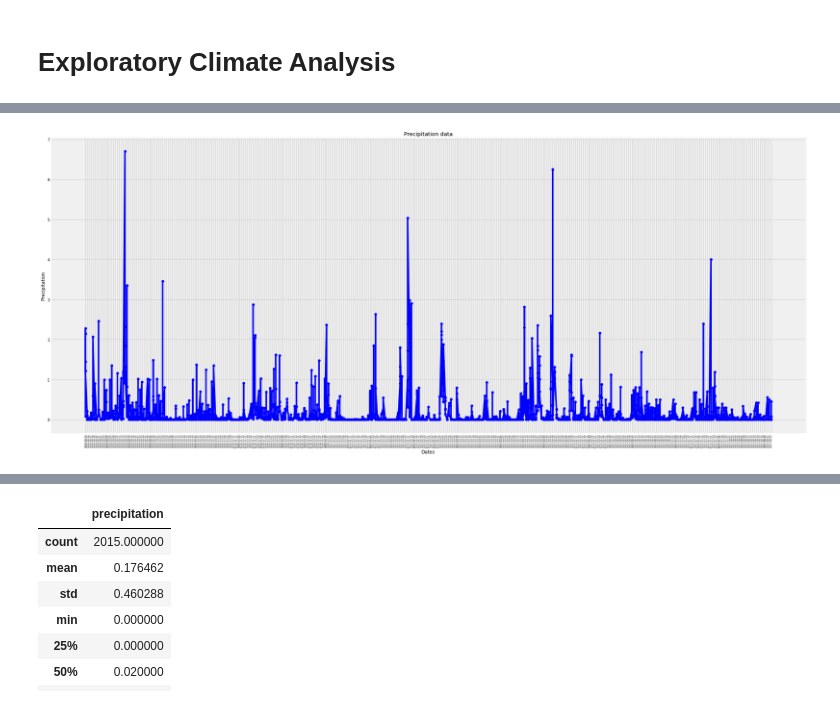
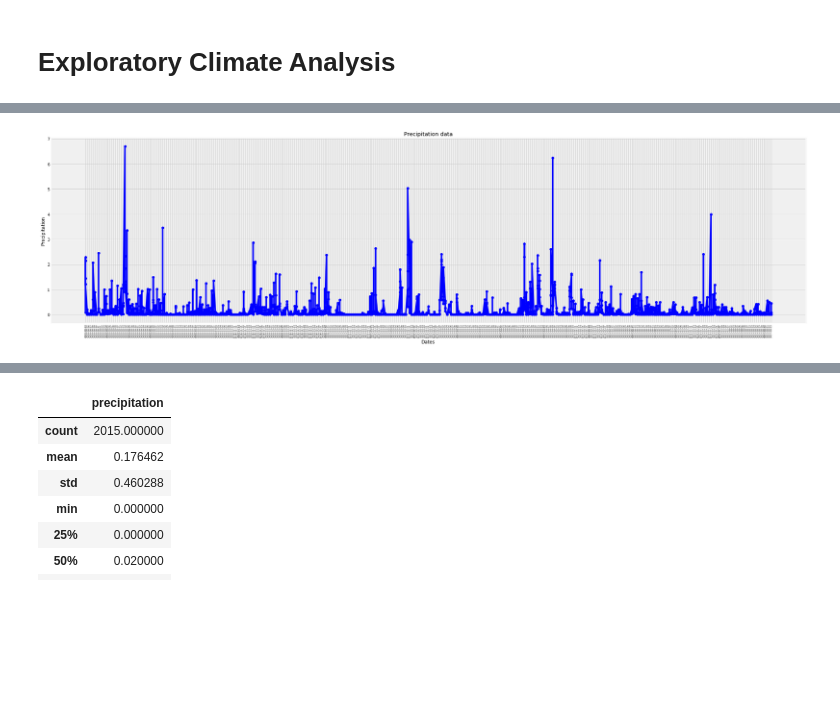
Before and after one commit to hvannia/Alchemy, a Jupyter notebook: climate_starter.ipynb, the cells around one changed output, grey strips where cells are left out. Saved outputs shown, nothing was run; the diff lists cells and outputs as text; code cells hidden in the pictures; blank space fills up the shorter version.

```diff
--- a/climate_starter.ipynb
+++ b/climate_starter.ipynb
@@ -35,0 +17,13 @@ session = Session(engine)
+# %%
+engine = create_engine("sqlite:///Resources/hawaii.sqlite", echo=True)   #echo=True
+# reflect an existing database into a new model
+Base = automap_base()
+# reflect the tables
+Base.prepare(engine, reflect=True)
+# We can view all of the classes that automap found
+print(Base.classes.keys())
+# Save references to each table
+Measurement = Base.classes.measurement
+Station = Base.classes.station
+# Create our session (link) from Python to the DB
+session = Session(engine)
@@ -58,20 +92,13 @@ selectDates = session.query(Measurement.date, Measurement.prcp).filter(Measureme
 # %%
 # Save the query results as a Pandas DataFrame and set the index to the date column
 df = pd.DataFrame(selectDates[:], columns=['date', 'precipitation'])
-
-# (OTHER OPTION For direct query to DF )
-'''
-query= " SELECT * FROM Measurement WHERE date > '+ firstDateStr +' "
-df= pd.read_sql(query, engine.connect())
-'''
 
 sdf=df.sort_values(by=['date'])
 sdf.dropna(inplace=True)
 allDates=pd.Series(sdf.date)
 allVals=pd.Series(sdf.precipitation)
 
-
-fig, ax = plt.subplots(figsize=(28, 12))
+fig, ax = plt.subplots(figsize=(28, 8))
 ax.plot(allDates,allVals,'b-o')
 ax.set_xlabel("Dates")
 ax.set_ylabel("Precipitation")
@@ -84 +115 @@ plt.show()
-[figure, old version]
+[figure, new version]
```
Also changed, not shown: parts of 25 cells of this notebook.
